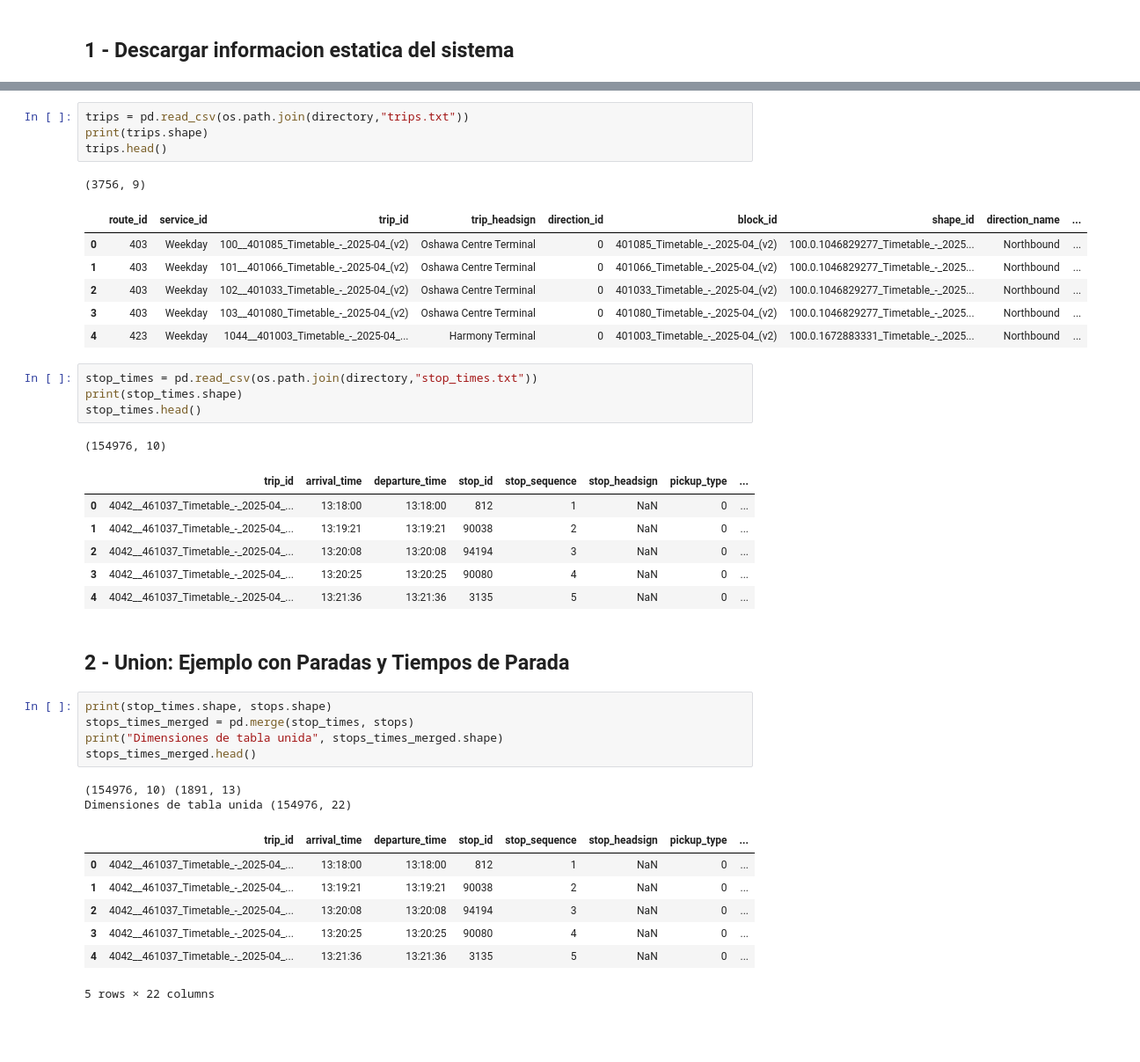
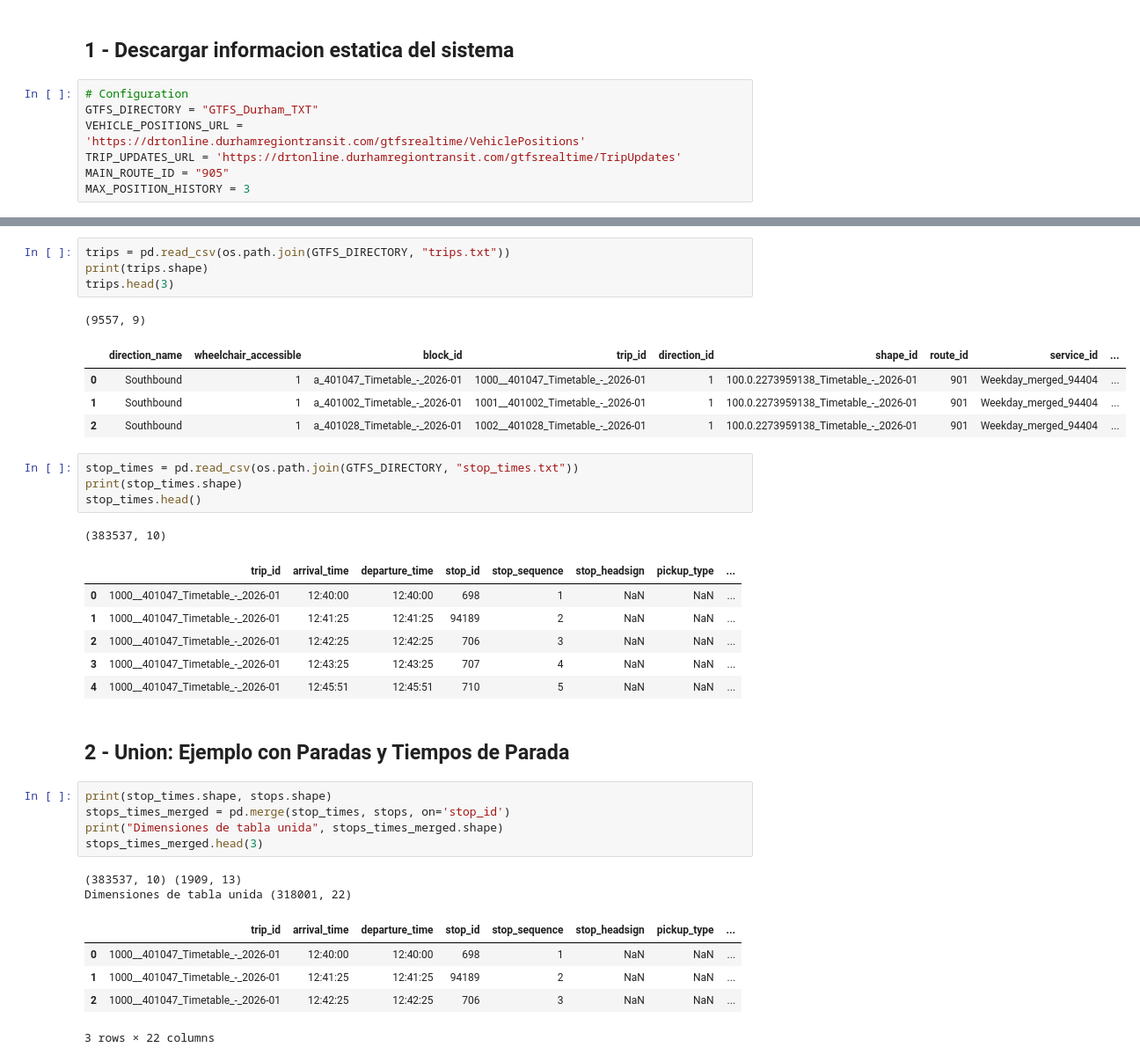
Before and after one commit to stefyperezg/smart-cities-tools, a Jupyter notebook: Transit/get_gtfs_data.ipynb, the cells around one changed output, grey strips where cells are left out. Shown at 88% size. Saved outputs shown, nothing was run; the diff lists cells and outputs as text; blank space fills up the shorter version.

```diff
--- a/Transit/get_gtfs_data.ipynb
+++ b/Transit/get_gtfs_data.ipynb
@@ -17,3 +26,10 @@ import _utils_ as utils
 # %% [markdown]
 ## 1 - Descargar informacion estatica del sistema
+# %%
+# Configuration
+GTFS_DIRECTORY = "GTFS_Durham_TXT"
+VEHICLE_POSITIONS_URL = 'https://drtonline.durhamregiontransit.com/gtfsrealtime/VehiclePositions'
+TRIP_UPDATES_URL = 'https://drtonline.durhamregiontransit.com/gtfsrealtime/TripUpdates'
+MAIN_ROUTE_ID = "905"
+MAX_POSITION_HISTORY = 3
 # %% [markdown]
@@ -62,41 +73,37 @@ stops.head()
 # %%
-trips = pd.read_csv(os.path.join(directory,"trips.txt"))
+trips = pd.read_csv(os.path.join(GTFS_DIRECTORY, "trips.txt"))
 print(trips.shape)
-trips.head()
+trips.head(3)
 # %% [output]
-(3756, 9)
+(9557, 9)
-|  | route_id | service_id | trip_id | trip_headsign | direction_id | block_id | shape_id | direction_name | ... |
-| 0 | 403 | Weekday | 100__401085_Timetable_-_2025-04_(v2) | Oshawa Centre Terminal | 0 | 401085_Timetable_-_2025-04_(v2) | 100.0.1046829277_Timetable_-_2025... | Northbound | ... |
-| 1 | 403 | Weekday | 101__401066_Timetable_-_2025-04_(v2) | Oshawa Centre Terminal | 0 | 401066_Timetable_-_2025-04_(v2) | 100.0.1046829277_Timetable_-_2025... | Northbound | ... |
-| 2 | 403 | Weekday | 102__401033_Timetable_-_2025-04_(v2) | Oshawa Centre Terminal | 0 | 401033_Timetable_-_2025-04_(v2) | 100.0.1046829277_Timetable_-_2025... | Northbound | ... |
-| 3 | 403 | Weekday | 103__401080_Timetable_-_2025-04_(v2) | Oshawa Centre Terminal | 0 | 401080_Timetable_-_2025-04_(v2) | 100.0.1046829277_Timetable_-_2025... | Northbound | ... |
-| 4 | 423 | Weekday | 1044__401003_Timetable_-_2025-04_... | Harmony Terminal | 0 | 401003_Timetable_-_2025-04_(v2) | 100.0.1672883331_Timetable_-_2025... | Northbound | ... |
+|  | direction_name | wheelchair_accessible | block_id | trip_id | direction_id | shape_id | route_id | service_id | ... |
+| 0 | Southbound | 1 | a_401047_Timetable_-_2026-01 | 1000__401047_Timetable_-_2026-01 | 1 | 100.0.2273959138_Timetable_-_2026-01 | 901 | Weekday_merged_94404 | ... |
+| 1 | Southbound | 1 | a_401002_Timetable_-_2026-01 | 1001__401002_Timetable_-_2026-01 | 1 | 100.0.2273959138_Timetable_-_2026-01 | 901 | Weekday_merged_94404 | ... |
+| 2 | Southbound | 1 | a_401028_Timetable_-_2026-01 | 1002__401028_Timetable_-_2026-01 | 1 | 100.0.2273959138_Timetable_-_2026-01 | 901 | Weekday_merged_94404 | ... |
 # %%
-stop_times = pd.read_csv(os.path.join(directory,"stop_times.txt"))
+stop_times = pd.read_csv(os.path.join(GTFS_DIRECTORY, "stop_times.txt"))
 print(stop_times.shape)
 stop_times.head()
 # %% [output]
-(154976, 10)
+(383537, 10)
 |  | trip_id | arrival_time | departure_time | stop_id | stop_sequence | stop_headsign | pickup_type | ... |
-| 0 | 4042__461037_Timetable_-_2025-04_... | 13:18:00 | 13:18:00 | 812 | 1 | NaN | 0 | ... |
-| 1 | 4042__461037_Timetable_-_2025-04_... | 13:19:21 | 13:19:21 | 90038 | 2 | NaN | 0 | ... |
-| 2 | 4042__461037_Timetable_-_2025-04_... | 13:20:08 | 13:20:08 | 94194 | 3 | NaN | 0 | ... |
-| 3 | 4042__461037_Timetable_-_2025-04_... | 13:20:25 | 13:20:25 | 90080 | 4 | NaN | 0 | ... |
-| 4 | 4042__461037_Timetable_-_2025-04_... | 13:21:36 | 13:21:36 | 3135 | 5 | NaN | 0 | ... |
+| 0 | 1000__401047_Timetable_-_2026-01 | 12:40:00 | 12:40:00 | 698 | 1 | NaN | NaN | ... |
+| 1 | 1000__401047_Timetable_-_2026-01 | 12:41:25 | 12:41:25 | 94189 | 2 | NaN | NaN | ... |
+| 2 | 1000__401047_Timetable_-_2026-01 | 12:42:25 | 12:42:25 | 706 | 3 | NaN | NaN | ... |
+| 3 | 1000__401047_Timetable_-_2026-01 | 12:43:25 | 12:43:25 | 707 | 4 | NaN | NaN | ... |
+| 4 | 1000__401047_Timetable_-_2026-01 | 12:45:51 | 12:45:51 | 710 | 5 | NaN | NaN | ... |
 # %% [markdown]
 ## 2 - Union: Ejemplo con Paradas y Tiempos de Parada
 # %%
 print(stop_times.shape, stops.shape)
-stops_times_merged = pd.merge(stop_times, stops)
+stops_times_merged = pd.merge(stop_times, stops, on='stop_id')
 print("Dimensiones de tabla unida", stops_times_merged.shape)
-stops_times_merged.head()
+stops_times_merged.head(3)
 # %% [output]
-(154976, 10) (1891, 13)
-Dimensiones de tabla unida (154976, 22)
+(383537, 10) (1909, 13)
+Dimensiones de tabla unida (318001, 22)
 |  | trip_id | arrival_time | departure_time | stop_id | stop_sequence | stop_headsign | pickup_type | ... |
-| 0 | 4042__461037_Timetable_-_2025-04_... | 13:18:00 | 13:18:00 | 812 | 1 | NaN | 0 | ... |
-| 1 | 4042__461037_Timetable_-_2025-04_... | 13:19:21 | 13:19:21 | 90038 | 2 | NaN | 0 | ... |
-| 2 | 4042__461037_Timetable_-_2025-04_... | 13:20:08 | 13:20:08 | 94194 | 3 | NaN | 0 | ... |
-| 3 | 4042__461037_Timetable_-_2025-04_... | 13:20:25 | 13:20:25 | 90080 | 4 | NaN | 0 | ... |
-| 4 | 4042__461037_Timetable_-_2025-04_... | 13:21:36 | 13:21:36 | 3135 | 5 | NaN | 0 | ... |
+| 0 | 1000__401047_Timetable_-_2026-01 | 12:40:00 | 12:40:00 | 698 | 1 | NaN | NaN | ... |
+| 1 | 1000__401047_Timetable_-_2026-01 | 12:41:25 | 12:41:25 | 94189 | 2 | NaN | NaN | ... |
+| 2 | 1000__401047_Timetable_-_2026-01 | 12:42:25 | 12:42:25 | 706 | 3 | NaN | NaN | ... |
-5 rows × 22 columns
+3 rows × 22 columns
```
Also changed, not shown: parts of 35 cells of this notebook, 30 other files.
